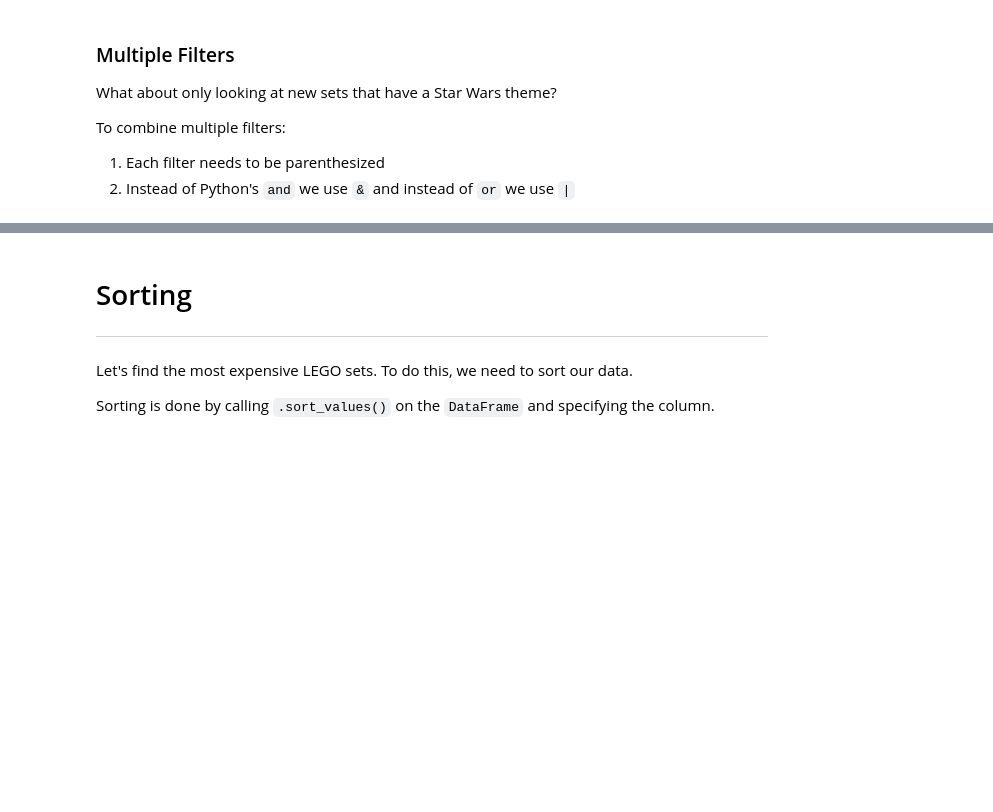
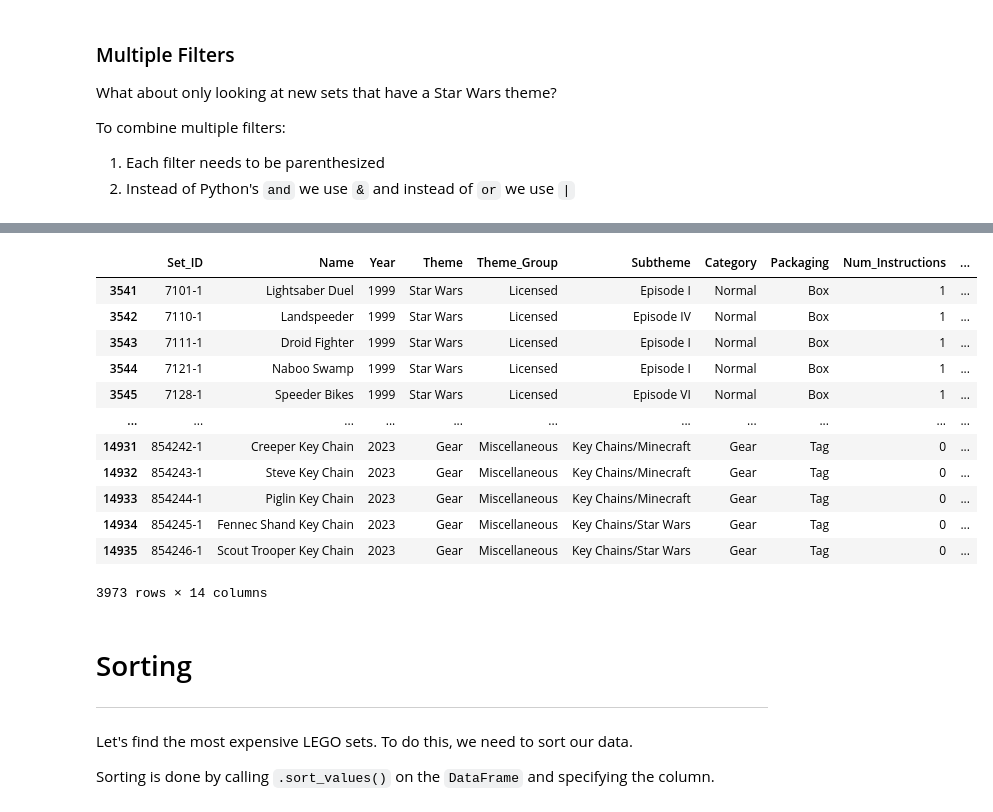
Before and after one commit to naserhusovic-droid/intro-to-eda-and-pandas, a Jupyter notebook: 03-eda-with-pandas/03-eda-with-pandas.ipynb, the cells around one changed output, grey strips where cells are left out. Saved outputs shown, nothing was run; the diff lists cells and outputs as text; code cells hidden in the pictures; blank space fills up the shorter version.

```diff
--- a/03-eda-with-pandas/03-eda-with-pandas.ipynb
+++ b/03-eda-with-pandas/03-eda-with-pandas.ipynb
@@ -336,5 +383,19 @@ lego[(lego["Age"] < 10) & (lego["Theme"] == "Star Wars")]
 # %%
-lego[(lego["Age"] < 10) | (lego["Theme"] == "Star Wars")]
+lego_df[(lego_df["Age"] < 10) | (lego_df["Theme"] == "Star Wars")]
+# %% [output]
+|  | Set_ID | Name | Year | Theme | Theme_Group | Subtheme | Category | Packaging | Num_Instructions | ... |
+| 3541 | 7101-1 | Lightsaber Duel | 1999 | Star Wars | Licensed | Episode I | Normal | Box | 1 | ... |
+| 3542 | 7110-1 | Landspeeder | 1999 | Star Wars | Licensed | Episode IV | Normal | Box | 1 | ... |
+| 3543 | 7111-1 | Droid Fighter | 1999 | Star Wars | Licensed | Episode I | Normal | Box | 1 | ... |
+| 3544 | 7121-1 | Naboo Swamp | 1999 | Star Wars | Licensed | Episode I | Normal | Box | 1 | ... |
+| 3545 | 7128-1 | Speeder Bikes | 1999 | Star Wars | Licensed | Episode VI | Normal | Box | 1 | ... |
+| ... | ... | ... | ... | ... | ... | ... | ... | ... | ... | ... |
+| 14931 | 854242-1 | Creeper Key Chain | 2023 | Gear | Miscellaneous | Key Chains/Minecraft | Gear | Tag | 0 | ... |
+| 14932 | 854243-1 | Steve Key Chain | 2023 | Gear | Miscellaneous | Key Chains/Minecraft | Gear | Tag | 0 | ... |
+| 14933 | 854244-1 | Piglin Key Chain | 2023 | Gear | Miscellaneous | Key Chains/Minecraft | Gear | Tag | 0 | ... |
+| 14934 | 854245-1 | Fennec Shand Key Chain | 2023 | Gear | Miscellaneous | Key Chains/Star Wars | Gear | Tag | 0 | ... |
+| 14935 | 854246-1 | Scout Trooper Key Chain | 2023 | Gear | Miscellaneous | Key Chains/Star Wars | Gear | Tag | 0 | ... |
+3973 rows × 14 columns
 # %% [markdown]
 # Sorting
 ---
```
Also changed, not shown: parts of 12 cells of this notebook.
